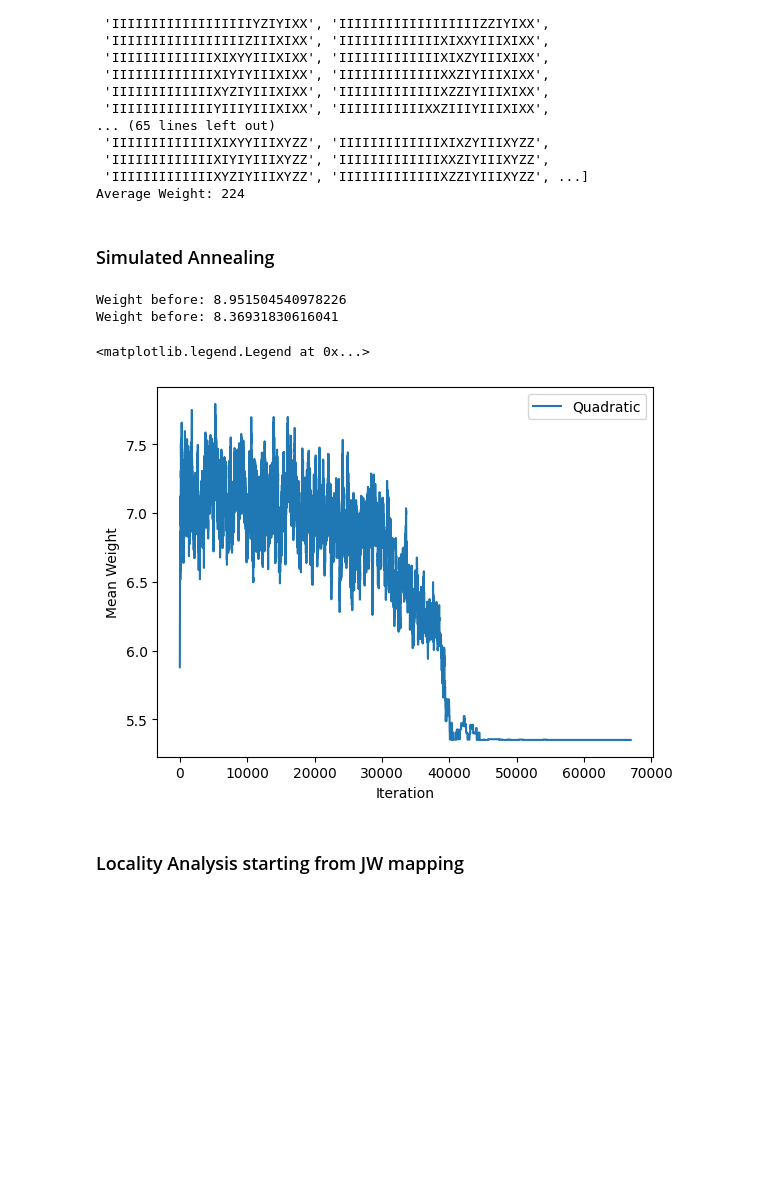
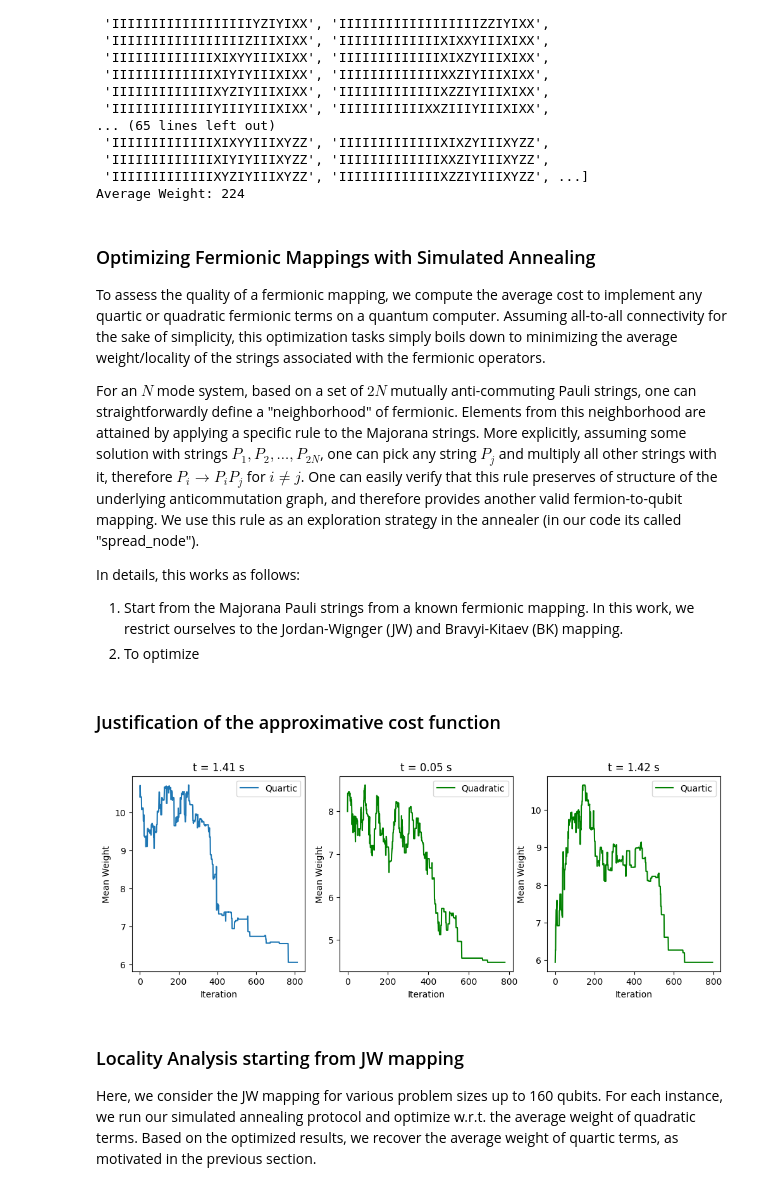
Before and after one commit to OnekaSingh/woq2025, a Jupyter notebook: binary_demo.ipynb, the cells around one changed output. Drawn from its saved outputs; the diff is of its cells as text; code cells hidden in the pictures; blank space fills up the shorter version.

Commit message:
Finished Benchmarks of Mappings

```diff
--- a/binary_demo.ipynb
+++ b/binary_demo.ipynb
@@ -18,12 +19,12 @@ The autoreload extension is already loaded. To reload it, use:
 # %% [markdown]
 ### Create Majorana Strings using Jordan-Wigner-Mapping or Bravyi-Kitaev-Mapping
 # %%
-N = 40
+N = 20
 
-# x, z = jw_majoranas(N)
-x, z, paulis = bk_majoranas(N)
+x, z = jw_majoranas(N)
+# x, z, paulis = bk_majoranas(N)
 
-# paulis = PauliList.from_symplectic(z, x)
+paulis = PauliList.from_symplectic(z, x)
 
 print("Majorana Operators:", paulis)
 # %% [output]
@@ -76,33 +74,62 @@ Quadratic Hamiltonian Terms: ['IIIIIIIIIIIIIIIIIIIIIIIIZ', 'IIIIIIIIIIIIIIIIIIII
  'IIIIIIIIIIIIIXIYIYIIIXYZZ', 'IIIIIIIIIIIIIXXZIYIIIXYZZ',
  'IIIIIIIIIIIIIXYZIYIIIXYZZ', 'IIIIIIIIIIIIIXZZIYIIIXYZZ', ...]
 Average Weight: 224
+# %% [markdown]
+### Optimizing Fermionic Mappings with Simulated Annealing
+
+To assess the quality of a fermionic mapping, we compute the average cost to implement any quartic or quadratic fermionic terms on a quantum computer. Assuming all-to-all connectivity for the sake of simplicity, this optimization tasks simply boils down to minimizing the average weight/locality of the strings associated with the fermionic operators.
+
+For an $N$ mode system, based on a set of $2N$ mutually anti-commuting Pauli strings, one can straightforwardly define a "neighborhood" of fermionic. Elements from this neighborhood are attained by applying a specific rule to the Majorana strings. More explicitly, assuming some solution with strings $P_1, P_2, \dots, P_{2N}$, one can pick any string $P_j$ and multiply all other strings with it, therefore $P_i \to P_i P_j$ for $i \neq j$. One can easily verify that this rule preserves of structure of the underlying anticommutation graph, and therefore provides another valid fermion-to-qubit mapping. We use this rule as an exploration strategy in the annealer (in our code its called "spread_node").
+
+In details, this works as follows:
+
+1. Start from the Majorana Pauli strings from a known fermionic mapping. In this work, we restrict ourselves to the Jordan-Wignger (JW) and Bravyi-Kitaev (BK) mapping.
+2. To optimize
 # %% [markdown]
-### Simulated Annealing
+### Justification of the approximative cost function
 # %%
-print("Weight before:", quartic_term_mean_weight(x, z))
+cooling_rate = 0.995
+fig, axs = plt.subplots(nrows=1, ncols=3, figsize=(12, 4))
 
-x, z, energies, energy_opt = anneal(x, z, explore=spread_node, energy=quadratic_term_mean_weight, cooling_rate=0.9999)
-# paulis = PauliList.from_symplectic(z, x)
+# Run the optimization with the quartic (expensive) cost function
+start = time.time()
+x, z, energies, energy_opt = anneal(x, z, explore=spread_node, energy=quartic_term_mean_weight, cooling_rate=cooling_rate)
+end = time.time()
+elapsed_seconds = end - start
 
-print("Weight before:", quartic_term_mean_weight(x, z))
+axs[0].plot(energies, label="Quartic")
+axs[0].set_title(f"t = {elapsed_seconds:.2f} s")
 
-plt.plot(energies, label="Quadratic")
+# Reset to the JW strings and instead first run a cheaper quadratic optimization
+x, z = jw_majoranas(N)
 
-#x, z, energies, energy_opt = anneal(x, z, explore=spread_node, energy=quartic_term_mean_weight, cooling_rate=0.9995)
-#paulis = PauliList.from_symplectic(z, x)
-#
-#plt.plot(energies, label="Quartic")
+start = time.time()
+x, z, energies, energy_opt = anneal(x, z, explore=spread_node, energy=quadratic_term_mean_weight, cooling_rate=cooling_rate)
+end = time.time()
+elapsed_seconds = end - start
 
-plt.xlabel("Iteration")
-plt.ylabel("Mean Weight")
-plt.legend()
+axs[1].plot(energies, label="Quadratic", color="green")
+axs[1].set_title(f"t = {elapsed_seconds:.2f} s")
+
+# Use the result from the quadratic optimization as an input for the more expensive quartic optimization
+start = time.time()
+x, z, energies, energy_opt = anneal(x, z, explore=spread_node, energy=quartic_term_mean_weight, cooling_rate=cooling_rate)
+end = time.time()
+elapsed_seconds = end - start
+
+axs[2].plot(energies, label="Quartic", color="green")
+axs[2].set_title(f"t = {elapsed_seconds:.2f} s")
+
+for ax in axs:
+    ax.set_xlabel("Iteration")
+    ax.set_ylabel("Mean Weight")
+    ax.legend()
 # %% [output]
-Weight before: 8.951504540978226
-Weight before: 8.36931830616041
-<matplotlib.legend.Legend at 0x...>
-[figure, old version]
+[figure, new version]
 # %% [markdown]
 ### Locality Analysis starting from JW mapping
+
+Here, we consider the JW mapping for various problem sizes up to 160 qubits. For each instance, we run our simulated annealing protocol and optimize w.r.t. the average weight of quadratic terms. Based on the optimized results, we recover the average weight of quartic terms, as motivated in the previous section.
 # %%
 quadratic_weights = []
 quartic_weights = []
```
Also changed, not shown: parts of 18 cells of this notebook.
